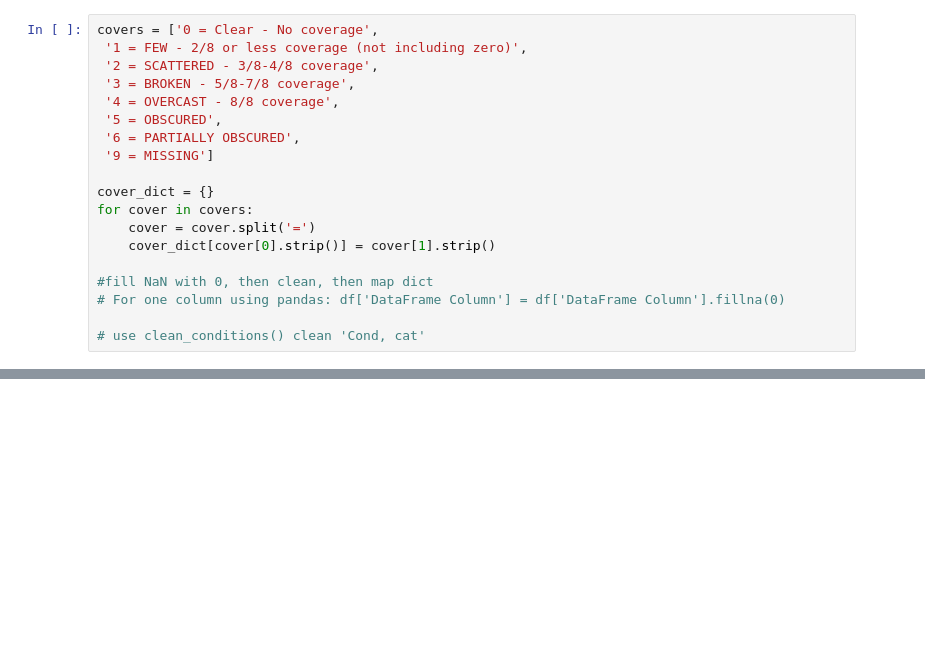
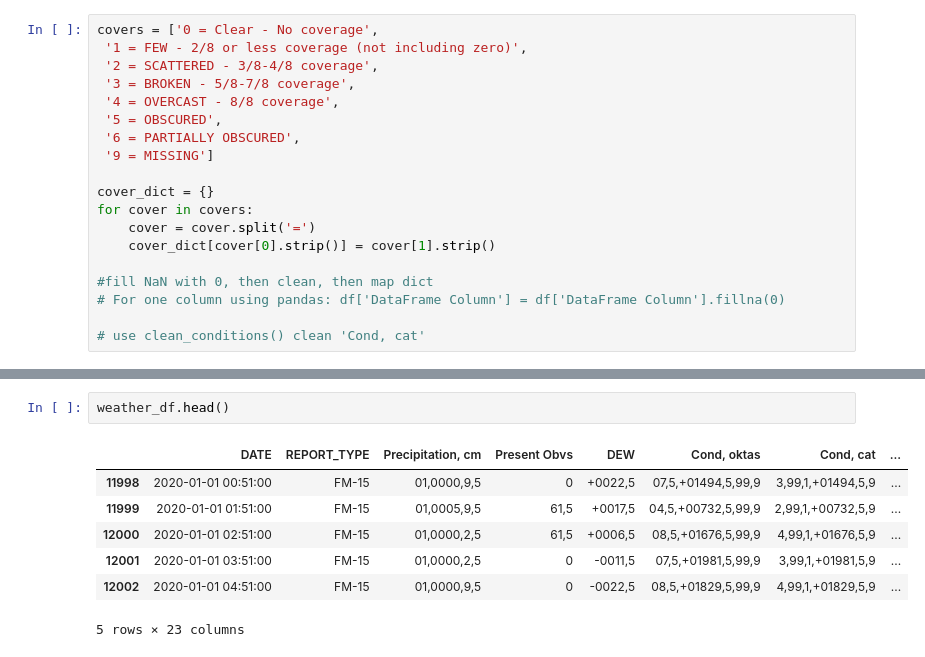
Before and after one commit to leckieje/fair_weather_cyclists, a Jupyter notebook: bike_weather_20.ipynb, the cells around one changed output, grey strips where cells are left out. Saved outputs shown, nothing was run; the diff lists cells and outputs as text; blank space fills up the shorter version.

```diff
--- a/bike_weather_20.ipynb
+++ b/bike_weather_20.ipynb
@@ -432,0 +461,10 @@ array([ 0. ,  0.5,  0.3,  0.8,  1.8,  2.3,  1. ,  1.5,  1.3,  2. ,  3.6,
+# %%
+weather_df.head()
+# %% [output]
+|  | DATE | REPORT_TYPE | Precipitation, cm | Present Obvs | DEW | Cond, oktas | Cond, cat | ... |
+| 11998 | 2020-01-01 00:51:00 | FM-15 | 01,0000,9,5 | 0 | +0022,5 | 07,5,+01494,5,99,9 | 3,99,1,+01494,5,9 | ... |
+| 11999 | 2020-01-01 01:51:00 | FM-15 | 01,0005,9,5 | 61,5 | +0017,5 | 04,5,+00732,5,99,9 | 2,99,1,+00732,5,9 | ... |
+| 12000 | 2020-01-01 02:51:00 | FM-15 | 01,0000,2,5 | 61,5 | +0006,5 | 08,5,+01676,5,99,9 | 4,99,1,+01676,5,9 | ... |
+| 12001 | 2020-01-01 03:51:00 | FM-15 | 01,0000,2,5 | 0 | -0011,5 | 07,5,+01981,5,99,9 | 3,99,1,+01981,5,9 | ... |
+| 12002 | 2020-01-01 04:51:00 | FM-15 | 01,0000,9,5 | 0 | -0022,5 | 08,5,+01829,5,99,9 | 4,99,1,+01829,5,9 | ... |
+5 rows × 23 columns
```
Also changed, not shown: parts of 4 cells of this notebook.
